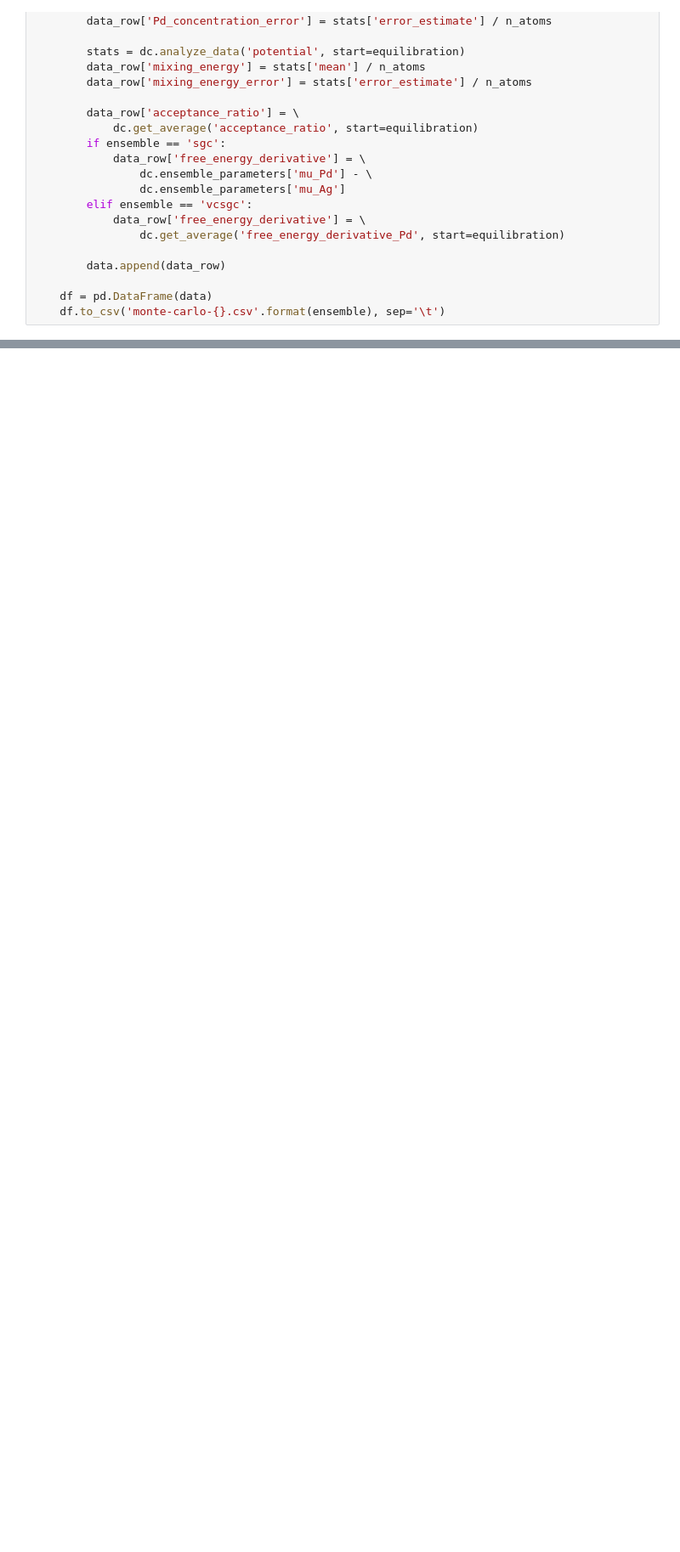
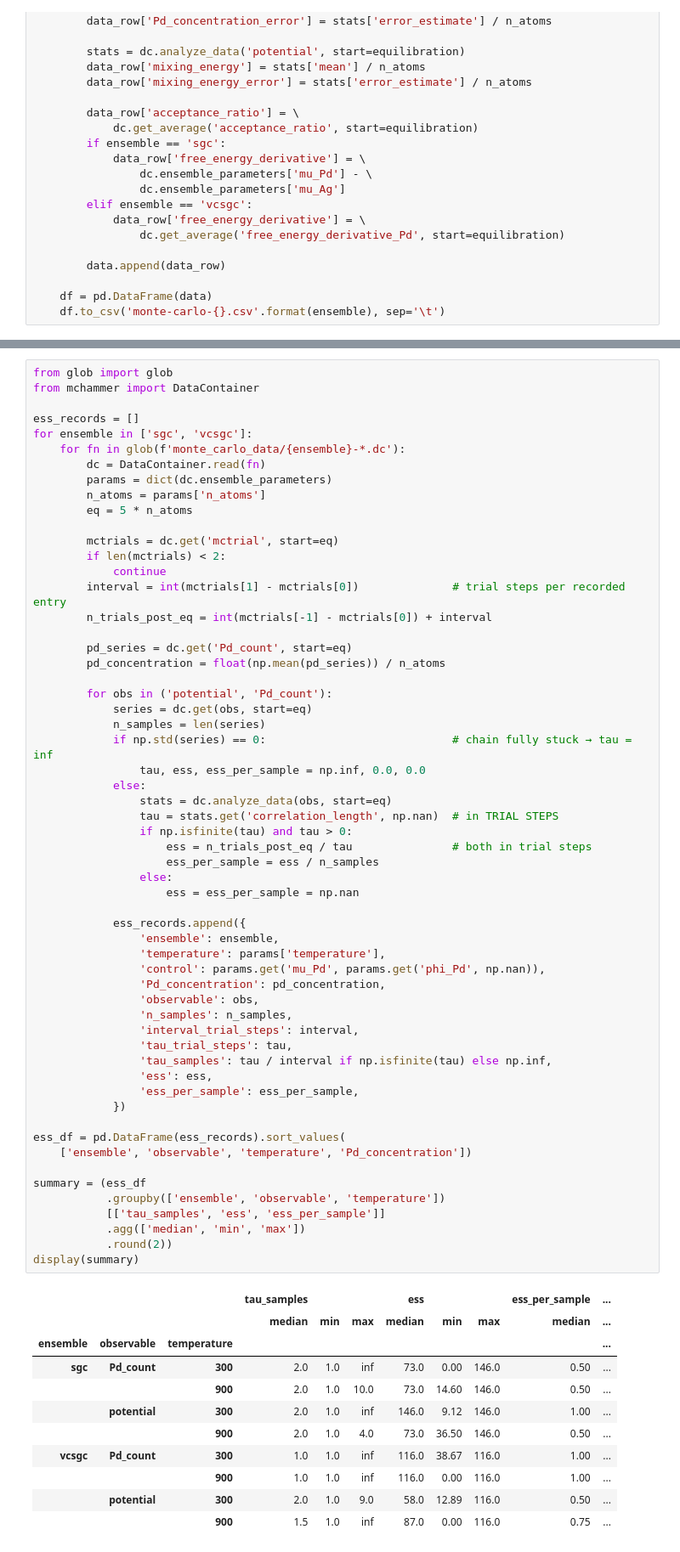
Before and after one commit to m-crabb/msc-dissertation-dnfs, a Jupyter notebook: notebooks/icet_agpb_tutorial.ipynb, the cells around one changed output, grey strips where cells are left out. Shown at 85% size. Saved outputs shown, nothing was run; the diff lists cells and outputs as text; blank space fills up the shorter version.

```diff
--- a/notebooks/icet_agpb_tutorial.ipynb
+++ b/notebooks/icet_agpb_tutorial.ipynb
@@ -439,0 +448,70 @@ plt.savefig('acceptance_ratio_sgc.png', bbox_inches='tight')
+# %%
+from glob import glob
+from mchammer import DataContainer
+
+ess_records = []
+for ensemble in ['sgc', 'vcsgc']:
+    for fn in glob(f'monte_carlo_data/{ensemble}-*.dc'):
+        dc = DataContainer.read(fn)
+        params = dict(dc.ensemble_parameters)
+        n_atoms = params['n_atoms']
+        eq = 5 * n_atoms
+
+        mctrials = dc.get('mctrial', start=eq)
+        if len(mctrials) < 2:
+            continue
+        interval = int(mctrials[1] - mctrials[0])              # trial steps per recorded entry
+        n_trials_post_eq = int(mctrials[-1] - mctrials[0]) + interval
+
+        pd_series = dc.get('Pd_count', start=eq)
+        pd_concentration = float(np.mean(pd_series)) / n_atoms
+
+        for obs in ('potential', 'Pd_count'):
+            series = dc.get(obs, start=eq)
+            n_samples = len(series)
+            if np.std(series) == 0:                            # chain fully stuck → tau = inf
+                tau, ess, ess_per_sample = np.inf, 0.0, 0.0
+            else:
+                stats = dc.analyze_data(obs, start=eq)
+                tau = stats.get('correlation_length', np.nan)  # in TRIAL STEPS
+                if np.isfinite(tau) and tau > 0:
+                    ess = n_trials_post_eq / tau               # both in trial steps
+                    ess_per_sample = ess / n_samples
+                else:
+                    ess = ess_per_sample = np.nan
+
+            ess_records.append({
+                'ensemble': ensemble,
+                'temperature': params['temperature'],
+                'control': params.get('mu_Pd', params.get('phi_Pd', np.nan)),
+                'Pd_concentration': pd_concentration,
+                'observable': obs,
+                'n_samples': n_samples,
+                'interval_trial_steps': interval,
+                'tau_trial_steps': tau,
+                'tau_samples': tau / interval if np.isfinite(tau) else np.inf,
+                'ess': ess,
+                'ess_per_sample': ess_per_sample,
+            })
+
+ess_df = pd.DataFrame(ess_records).sort_values(
+    ['ensemble', 'observable', 'temperature', 'Pd_concentration'])
+
+summary = (ess_df
+           .groupby(['ensemble', 'observable', 'temperature'])
+           [['tau_samples', 'ess', 'ess_per_sample']]
+           .agg(['median', 'min', 'max'])
+           .round(2))
+display(summary)
+# %% [output]
+|  |  |  | tau_samples |  |  | ess |  |  | ess_per_sample | ... |
+|  |  |  | median | min | max | median | min | max | median | ... |
+| ensemble | observable | temperature |  |  |  |  |  |  |  | ... |
+| sgc | Pd_count | 300 | 2.0 | 1.0 | inf | 73.0 | 0.00 | 146.0 | 0.50 | ... |
+|  |  | 900 | 2.0 | 1.0 | 10.0 | 73.0 | 14.60 | 146.0 | 0.50 | ... |
+|  | potential | 300 | 2.0 | 1.0 | inf | 146.0 | 9.12 | 146.0 | 1.00 | ... |
+|  |  | 900 | 2.0 | 1.0 | 4.0 | 73.0 | 36.50 | 146.0 | 0.50 | ... |
+| vcsgc | Pd_count | 300 | 1.0 | 1.0 | inf | 116.0 | 38.67 | 116.0 | 1.00 | ... |
+|  |  | 900 | 1.0 | 1.0 | inf | 116.0 | 0.00 | 116.0 | 1.00 | ... |
+|  | potential | 300 | 2.0 | 1.0 | 9.0 | 58.0 | 12.89 | 116.0 | 0.50 | ... |
+|  |  | 900 | 1.5 | 1.0 | inf | 87.0 | 0.00 | 116.0 | 0.75 | ... |
```
Also changed, not shown: parts of 5 cells of this notebook, 5 other files.
